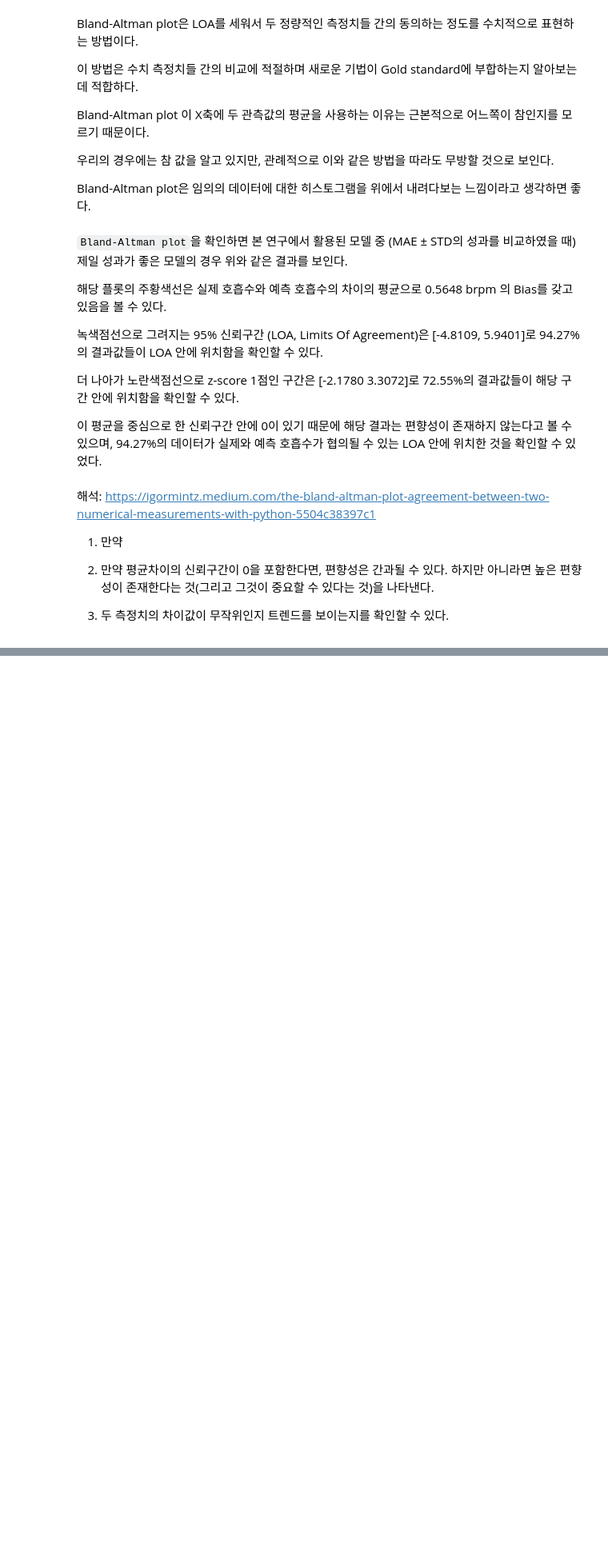
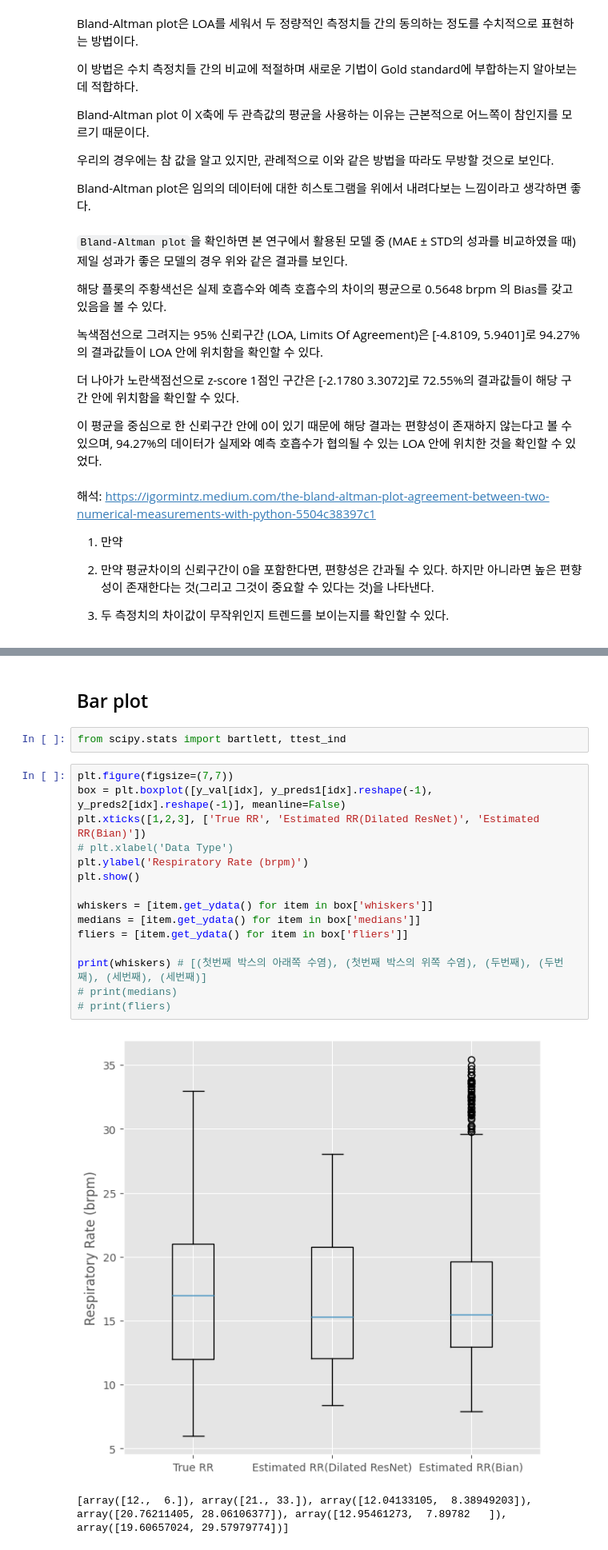
Before and after one commit to Noritheyellow/Project-RRpo-2ndStudy, a Jupyter notebook: src/60_results.ipynb, the cells around one changed output, grey strips where cells are left out. Shown at 80% size. Saved outputs shown, nothing was run; the diff lists cells and outputs as text; blank space fills up the shorter version.

```diff
--- a/src/60_results.ipynb
+++ b/src/60_results.ipynb
@@ -419,0 +485,22 @@ Bland-Altman plot은 임의의 데이터에 대한 히스토그램을 위에서
+# %% [markdown]
+## Bar plot
+# %%
+from scipy.stats import bartlett, ttest_ind
+# %%
+plt.figure(figsize=(7,7))
+box = plt.boxplot([y_val[idx], y_preds1[idx].reshape(-1), y_preds2[idx].reshape(-1)], meanline=False)
+plt.xticks([1,2,3], ['True RR', 'Estimated RR(Dilated ResNet)', 'Estimated RR(Bian)'])
+# plt.xlabel('Data Type')
+plt.ylabel('Respiratory Rate (brpm)')
+plt.show()
+
+whiskers = [item.get_ydata() for item in box['whiskers']]
+medians = [item.get_ydata() for item in box['medians']]
+fliers = [item.get_ydata() for item in box['fliers']]
+
+print(whiskers) # [(첫번째 박스의 아래쪽 수염), (첫번째 박스의 위쪽 수염), (두번째), (두번째), (세번째), (세번째)]
+# print(medians)
+# print(fliers)
+# %% [output]
+[figure, added]
+[array([12.,  6.]), array([21., 33.]), array([12.04133105,  8.38949203]), array([20.76211405, 28.06106377]), array([12.95461273,  7.89782   ]), array([19.60657024, 29.57979774])]
```
Also changed, not shown: parts of 33 cells of this notebook, 2 other files.
